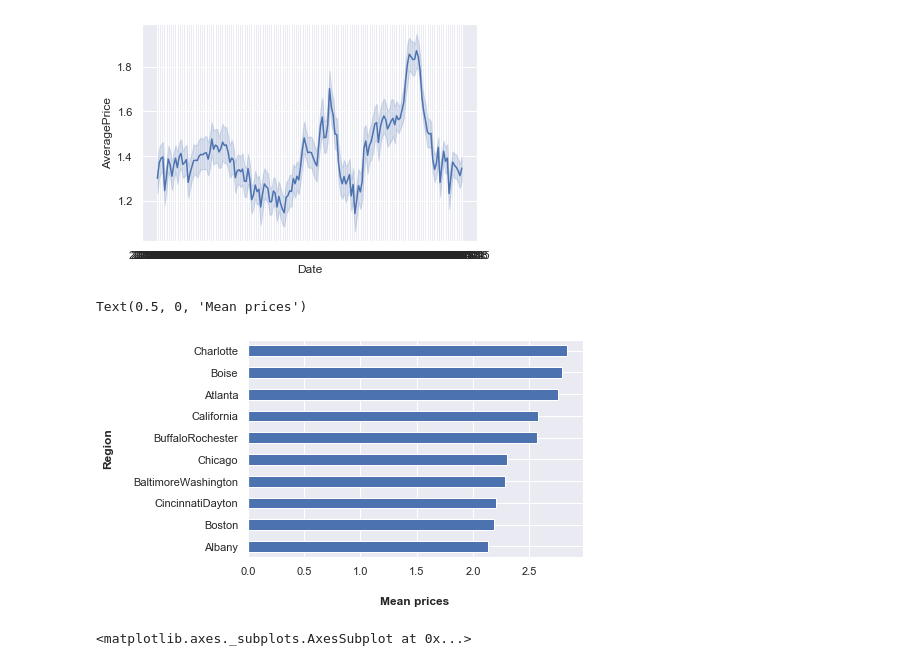
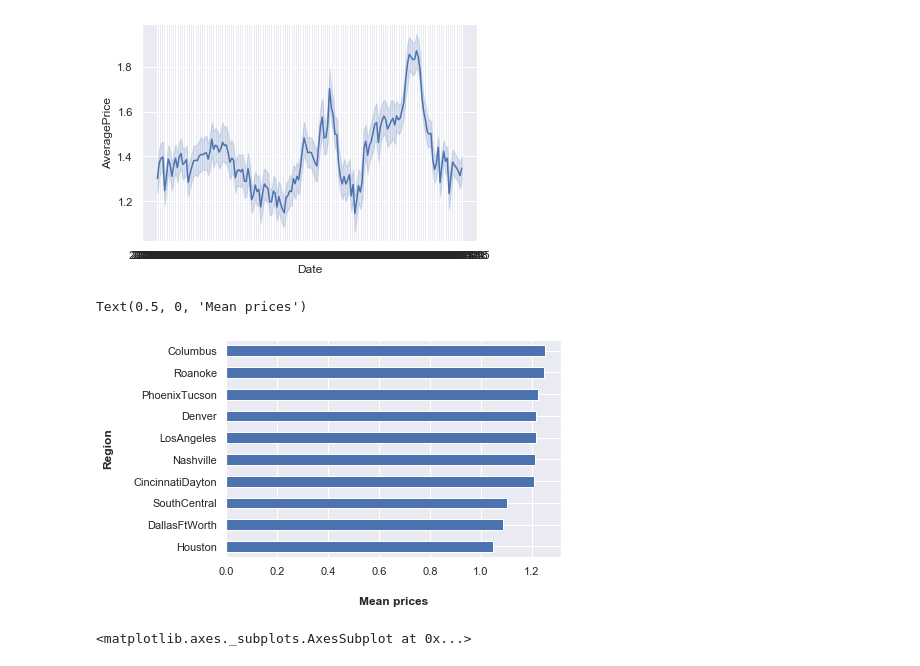
Before and after one commit to gradampl/Monty_2, a Jupyter notebook: Lab_5_Exercises.ipynb, the cells around one changed output. Drawn from its saved outputs; the diff is of its cells as text; code cells hidden in the pictures.

```diff
--- a/Lab_5_Exercises.ipynb
+++ b/Lab_5_Exercises.ipynb
@@ -35,15 +35,15 @@ sns.lineplot(
 # %%
 # Create a horizontal bar plot showing
 # 10 highest mean prices depending on region
 
 from matplotlib.ticker import StrMethodFormatter
 
-ax = avocado.groupby('region').AveragePrice.max().head(10).sort_values().plot(kind = 'barh')
+ax = avocado.groupby('region').AveragePrice.mean().sort_values().head(10).plot(kind = 'barh')
 ax.set_ylabel('Region', labelpad=20, weight='bold', size=12)
 ax.set_xlabel('Mean prices', labelpad=20, weight='bold', size=12)
 # %% [output]
 Text(0.5, 0, 'Mean prices')
-[figure, old version]
+[figure, new version]
 # %%
 # Create a count plot for the year of the avocado
 
```
Also changed, not shown: parts of 1 cell of this notebook.
